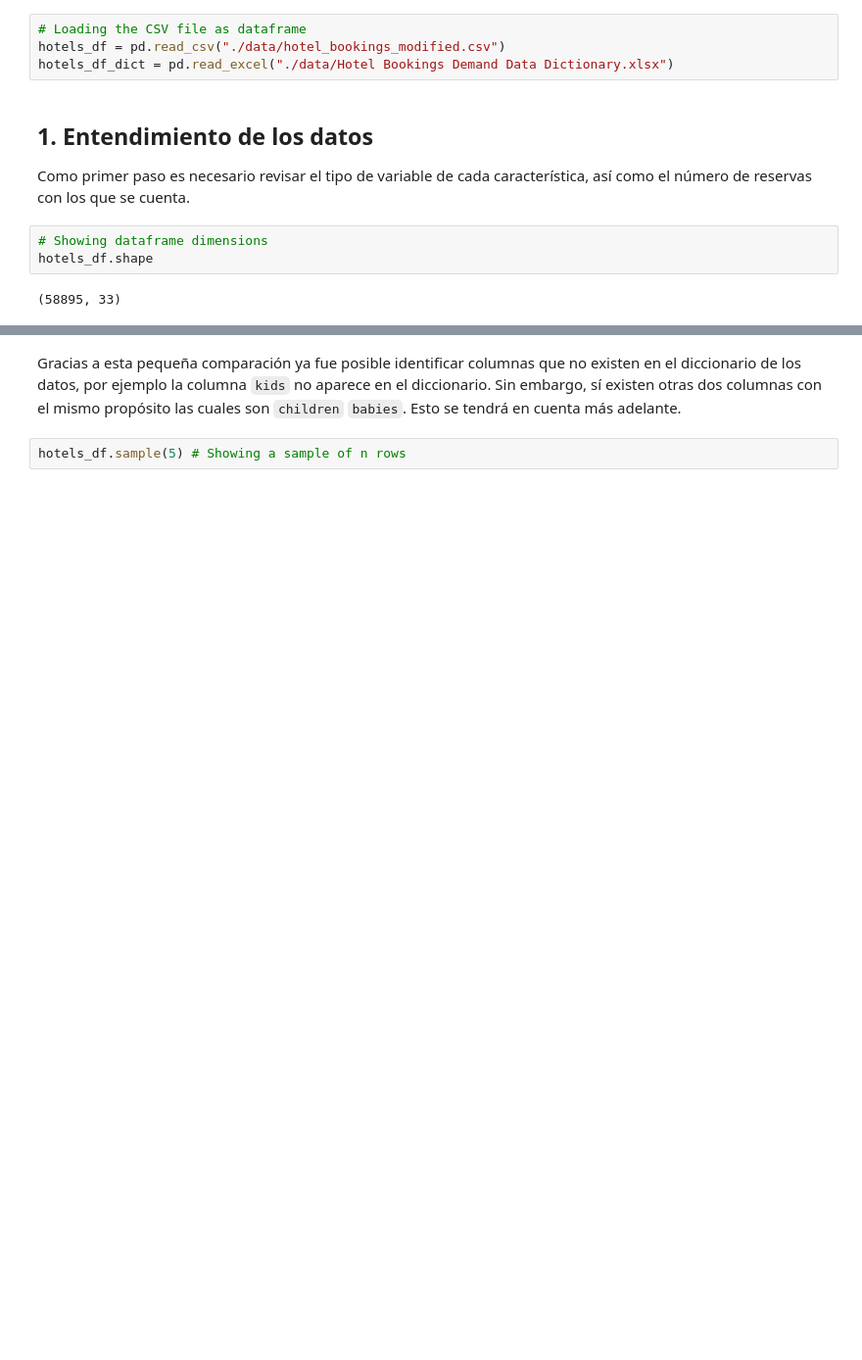
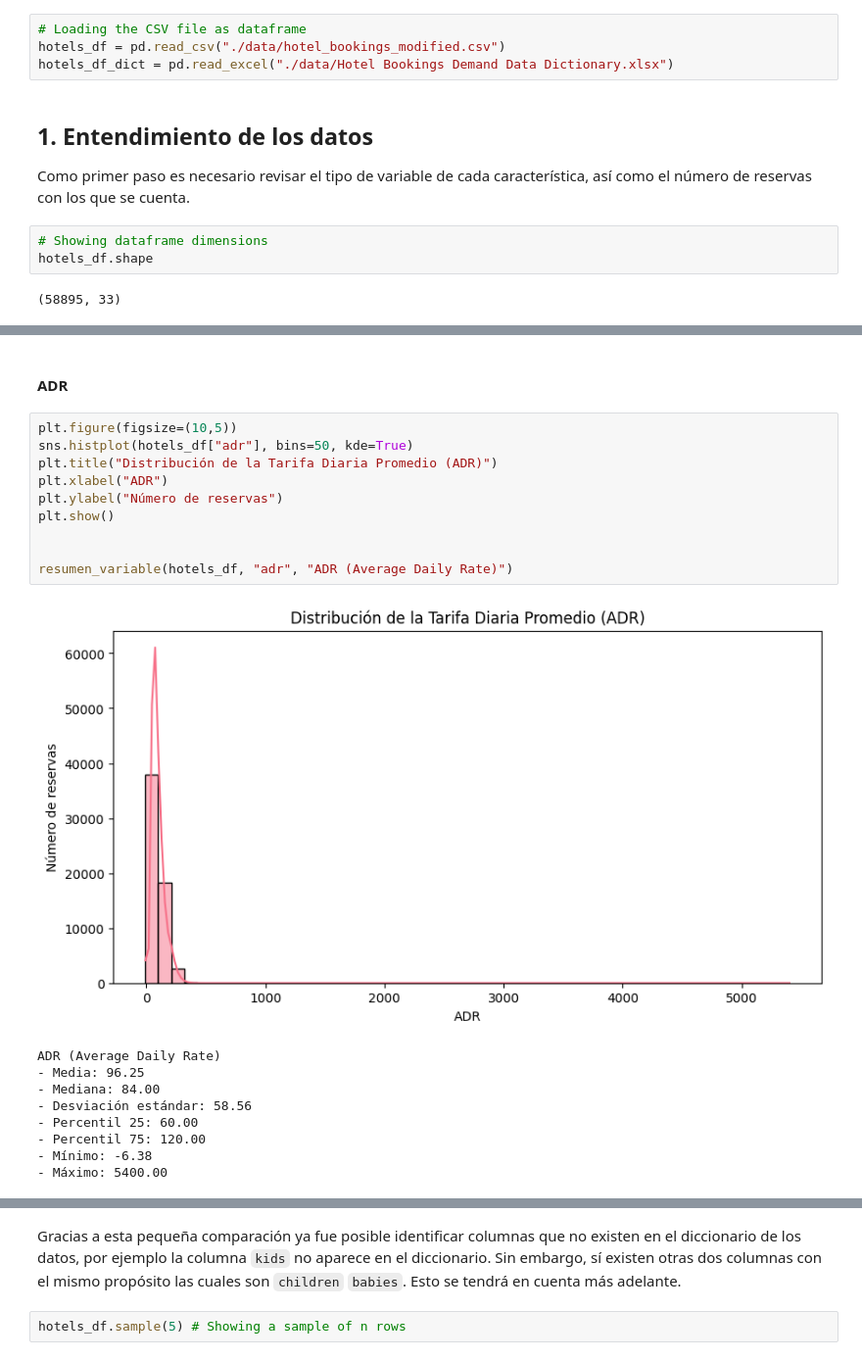
Before and after one commit to David-Fuq/Uniandes-Ciencia-Datos-Taller1, a Jupyter notebook: EDA.ipynb, the cells around one changed output, grey strips where cells are left out. Shown at 98% size. Drawn from its saved outputs; the diff is of its cells as text; blank space fills up the shorter version.

```diff
--- a/EDA.ipynb
+++ b/EDA.ipynb
@@ -67,0 +165,22 @@ Gracias al diccionario, es posible identificar las variables categóricas y num
+# %% [markdown]
+#### ADR
+# %%
+plt.figure(figsize=(10,5))
+sns.histplot(hotels_df["adr"], bins=50, kde=True)
+plt.title("Distribución de la Tarifa Diaria Promedio (ADR)")
+plt.xlabel("ADR")
+plt.ylabel("Número de reservas")
+plt.show()
+
+
+resumen_variable(hotels_df, "adr", "ADR (Average Daily Rate)")
+# %% [output]
+[figure, added]
+ADR (Average Daily Rate)
+- Media: 96.25
+- Mediana: 84.00
+- Desviación estándar: 58.56
+- Percentil 25: 60.00
+- Percentil 75: 120.00
+- Mínimo: -6.38
+- Máximo: 5400.00
```
Also changed, not shown: parts of 42 cells of this notebook.
